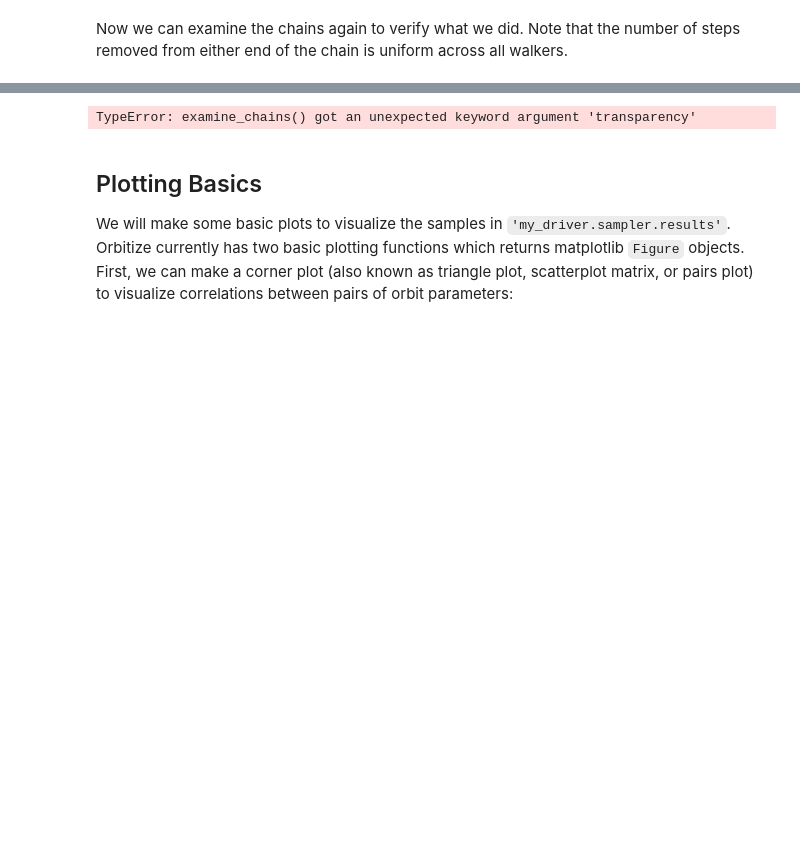
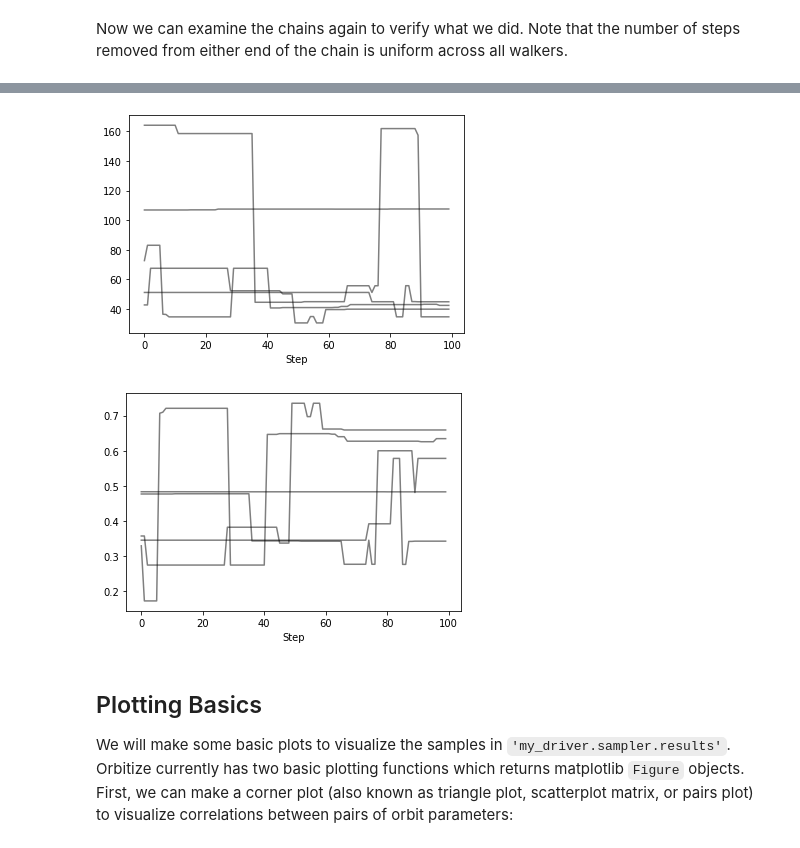
Before and after one commit to sblunt/orbitize, a Jupyter notebook: docs/tutorials/MCMC_tutorial.ipynb, the cells around one changed output, grey strips where cells are left out. Cells and saved outputs as stored; diff of their text form; code cells hidden in the pictures; blank space fills up the shorter version.

```diff
--- a/docs/tutorials/MCMC_tutorial.ipynb
+++ b/docs/tutorials/MCMC_tutorial.ipynb
@@ -100,6 +100,8 @@ Chains successfully chopped. Results object updated.
 # %% [markdown]
 Now we can examine the chains again to verify what we did. Note that the number of steps removed from either end of the chain is uniform across all walkers.
 # %%
-print(orbitize.__file__)
-sma_chains, ecc_chains = my_driver.sampler.examine_chains(param_list=['sma1','ecc1'], n_walkers=5, transparency = 0.5)
+sma_chains, ecc_chains = my_driver.sampler.examine_chains(
+    param_list=['sma1','ecc1'], n_walkers=5,
+    transparency=0.5
+)
 # %% [output]
@@ -107,4 +108,5 @@ sma_chains, ecc_chains = my_driver.sampler.examine_chains(param_list=['sma1','ec
-TypeError: examine_chains() got an unexpected keyword argument 'transparency'
+[figure, added]
+[figure, added]
 # %% [markdown]
 ## Plotting Basics
 
```
Also changed, not shown: parts of 9 cells of this notebook.
